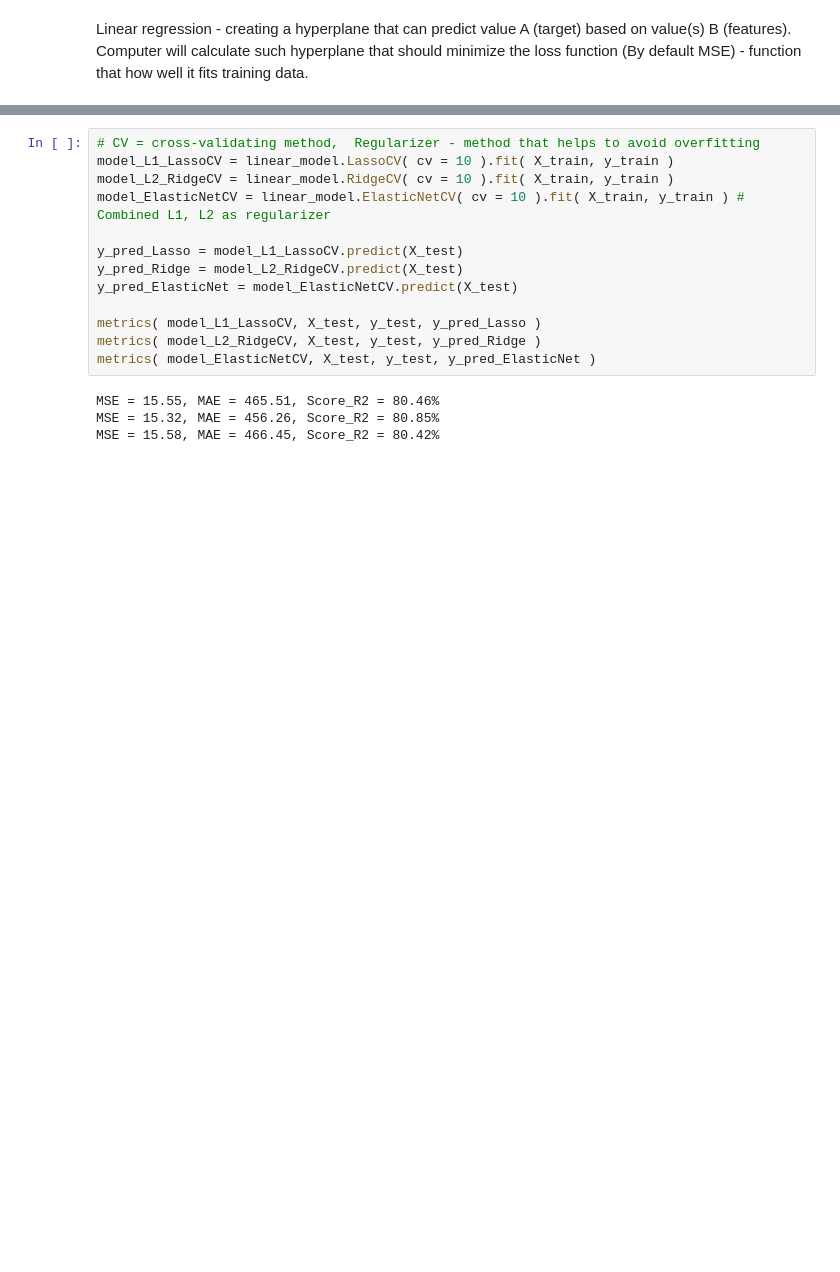
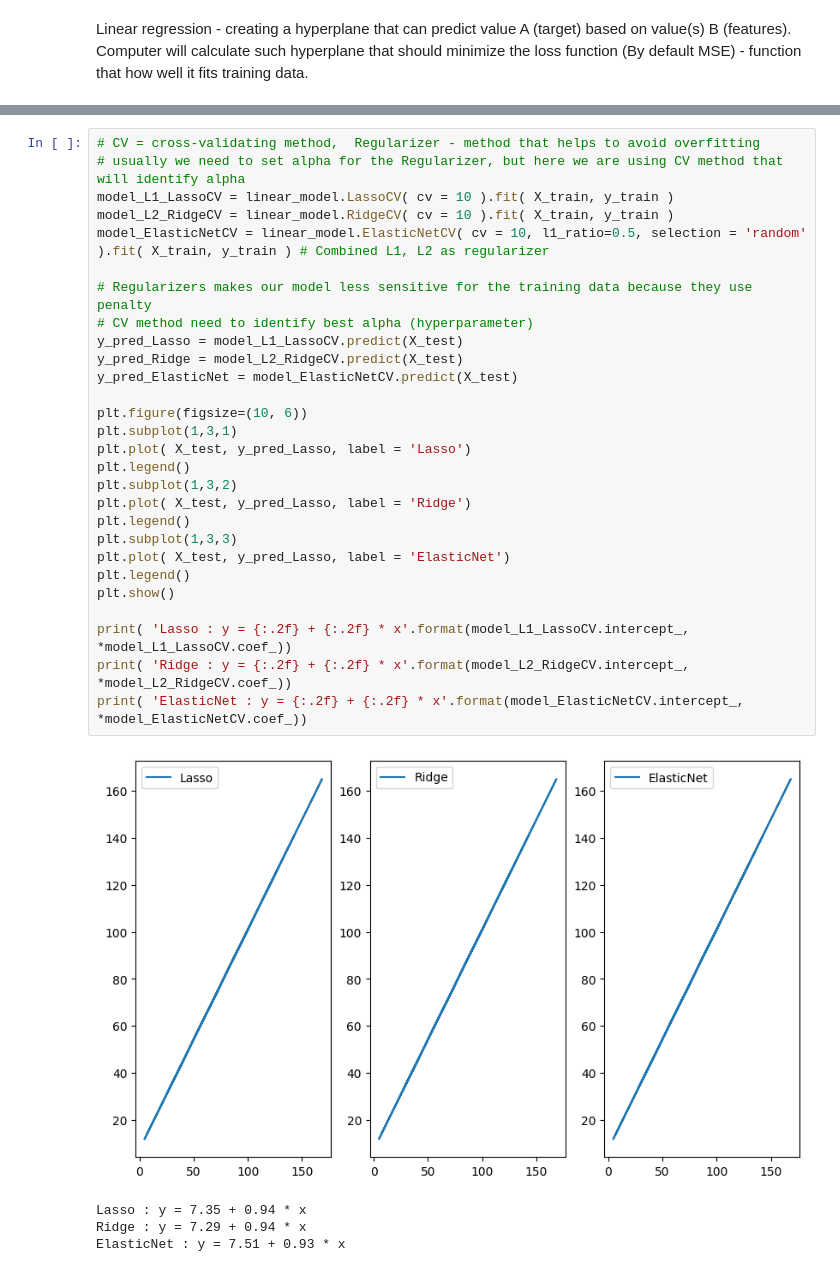
Before and after one commit to Tobzhan/Basic-ML-algorithms, a Jupyter notebook: Linear_Regression1.ipynb, the cells around one changed output, grey strips where cells are left out. Cells and saved outputs as stored; diff of their text form; blank space fills up the shorter version.

```diff
--- a/Linear_Regression1.ipynb
+++ b/Linear_Regression1.ipynb
@@ -49,17 +49,33 @@ MSE = 15.32, MAE = 456.22, Score_R2 = 80.85%
 # %%
 # CV = cross-validating method,  Regularizer - method that helps to avoid overfitting
+# usually we need to set alpha for the Regularizer, but here we are using CV method that will identify alpha
 model_L1_LassoCV = linear_model.LassoCV( cv = 10 ).fit( X_train, y_train )
 model_L2_RidgeCV = linear_model.RidgeCV( cv = 10 ).fit( X_train, y_train )
-model_ElasticNetCV = linear_model.ElasticNetCV( cv = 10 ).fit( X_train, y_train ) # Combined L1, L2 as regularizer
+model_ElasticNetCV = linear_model.ElasticNetCV( cv = 10, l1_ratio=0.5, selection = 'random' ).fit( X_train, y_train ) # Combined L1, L2 as regularizer
 
+# Regularizers makes our model less sensitive for the training data because they use penalty
+# CV method need to identify best alpha (hyperparameter)
 y_pred_Lasso = model_L1_LassoCV.predict(X_test)
 y_pred_Ridge = model_L2_RidgeCV.predict(X_test)
 y_pred_ElasticNet = model_ElasticNetCV.predict(X_test)
 
-metrics( model_L1_LassoCV, X_test, y_test, y_pred_Lasso )
-metrics( model_L2_RidgeCV, X_test, y_test, y_pred_Ridge )
-metrics( model_ElasticNetCV, X_test, y_test, y_pred_ElasticNet )
+plt.figure(figsize=(10, 6))
+plt.subplot(1,3,1)
+plt.plot( X_test, y_pred_Lasso, label = 'Lasso')
+plt.legend()
+plt.subplot(1,3,2)
+plt.plot( X_test, y_pred_Lasso, label = 'Ridge')
+plt.legend()
+plt.subplot(1,3,3)
+plt.plot( X_test, y_pred_Lasso, label = 'ElasticNet')
+plt.legend()
+plt.show()
+
+print( 'Lasso : y = {:.2f} + {:.2f} * x'.format(model_L1_LassoCV.intercept_, *model_L1_LassoCV.coef_))
+print( 'Ridge : y = {:.2f} + {:.2f} * x'.format(model_L2_RidgeCV.intercept_, *model_L2_RidgeCV.coef_))
+print( 'ElasticNet : y = {:.2f} + {:.2f} * x'.format(model_ElasticNetCV.intercept_, *model_ElasticNetCV.coef_))
 # %% [output]
+[figure, added]
-MSE = 15.55, MAE = 465.51, Score_R2 = 80.46%
-MSE = 15.32, MAE = 456.26, Score_R2 = 80.85%
-MSE = 15.58, MAE = 466.45, Score_R2 = 80.42%
+Lasso : y = 7.35 + 0.94 * x
+Ridge : y = 7.29 + 0.94 * x
+ElasticNet : y = 7.51 + 0.93 * x
```
Also changed, not shown: parts of 5 cells of this notebook, 3 other files.
